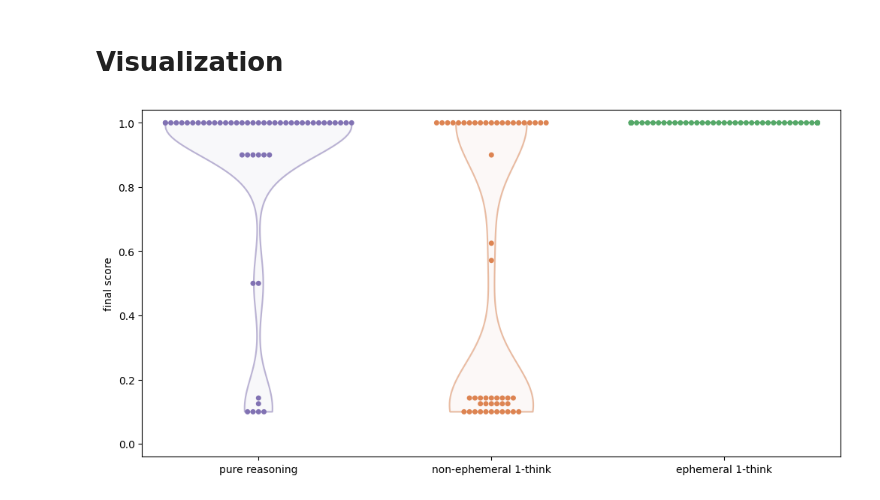
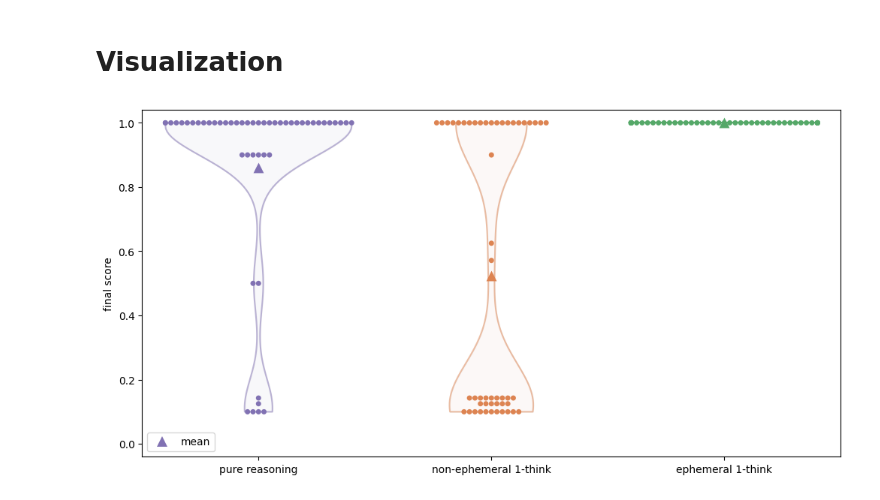
Before and after one commit to MizuGreg/LLMs-Play-Textual-Games, a Jupyter notebook: Code/Experiments/Experiment2_Selfeval_Simple.ipynb, the cells around one changed output. Drawn from its saved outputs; the diff is of its cells as text; code cells hidden in the pictures.

```diff
--- a/Code/Experiments/Experiment2_Selfeval_Simple.ipynb
+++ b/Code/Experiments/Experiment2_Selfeval_Simple.ipynb
@@ -191,48 +178,43 @@ plt.show()
+# %%
+custom_palette = sns.set_palette(['#8172b3', "#dd8452", "#55a868"])
 # %%
 fig, ax = plt.subplots(figsize=(12,6))
 
 data_combined = np.concatenate([final_arrays["reasoning"], final_arrays["1think"], final_arrays["e1think"]])
 labels = ["pure reasoning", "non-ephemeral 1-think", "ephemeral 1-think"]
 category_feature = [labels[0]] * len(final_arrays["reasoning"]) + [labels[1]] * len(final_arrays["1think"]) + [labels[2]] * len(final_arrays["e1think"])
-custom_palette = {"pure reasoning": '#8172b3', "ephemeral 1-think": "#55a868", "non-ephemeral 1-think": "#dd8452"}
 
 swarm = sns.swarmplot(
     x=category_feature,  # Group labels
     ax=ax,
     y=data_combined,  # Numeric variable
     palette=custom_palette,  # Color set used
     hue=category_feature,  # Add a legend
     size=5
 )
 
-# strip = sns.stripplot(
-#     x=category_feature,  # Group labels
-#     ax=ax,
-#     y=data_combined,  # Numeric variable
-#     palette=custom_palette,  # Color set used
-#     hue=category_feature,  # Add a legend
-#     size=4,
-#     jitter=False,
-#     alpha=0.1
-# )
-
-# box = sns.boxplot(x=category_feature, y=data_combined,
-#                   boxprops={"alpha": 0.2}, showfliers=False,
-#                   hue=category_feature, palette=custom_palette,
-#                   width=0.5)
+mean = sns.swarmplot(
+    x=labels,
+    hue=["mean", "_", "__"],
+    y=means,
+    ax=ax,
+    palette=custom_palette,
+    size=10,
+    marker="^",
+)
 
 violin = sns.violinplot(x=category_feature, y=data_combined,
                         cut=0, inner=None, fill=True,
                         palette=custom_palette, hue=category_feature, alpha=0.05,
                         bw_method=0.3, bw_adjust=1, common_norm=True)
 violin = sns.violinplot(x=category_feature, y=data_combined,
                         cut=0, inner=None, fill=False,
                         palette=custom_palette, hue=category_feature, alpha=0.5,
                         bw_method=0.3, bw_adjust=1, common_norm=True)
 
 # ax.set_title(f"Final score over {len(seeds)} seeds in Simple Game")
 ax.set_ylim(-0.04,1.04)
 ax.set_ylabel("final score")
 plt.show()
 # %% [output]
-[figure, old version]
+[figure, new version]
```
Also changed, not shown: parts of 1 cell of this notebook, 2 other files.
